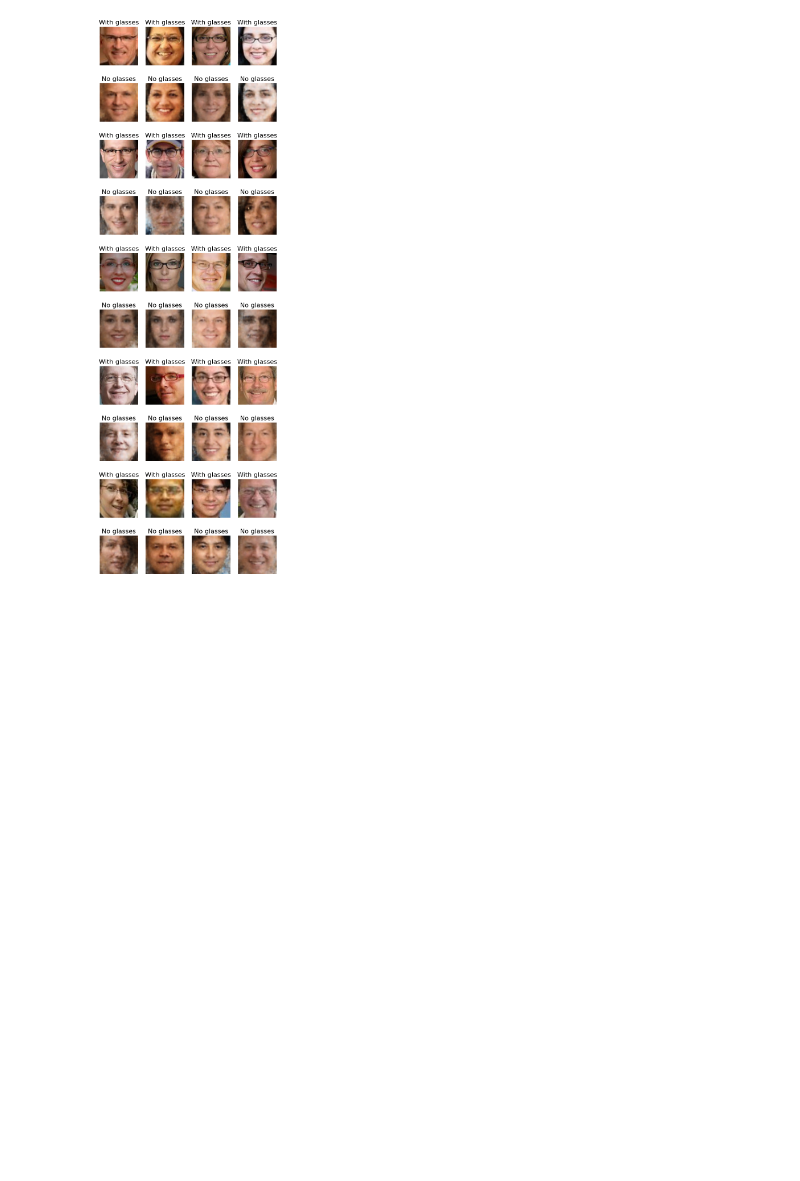
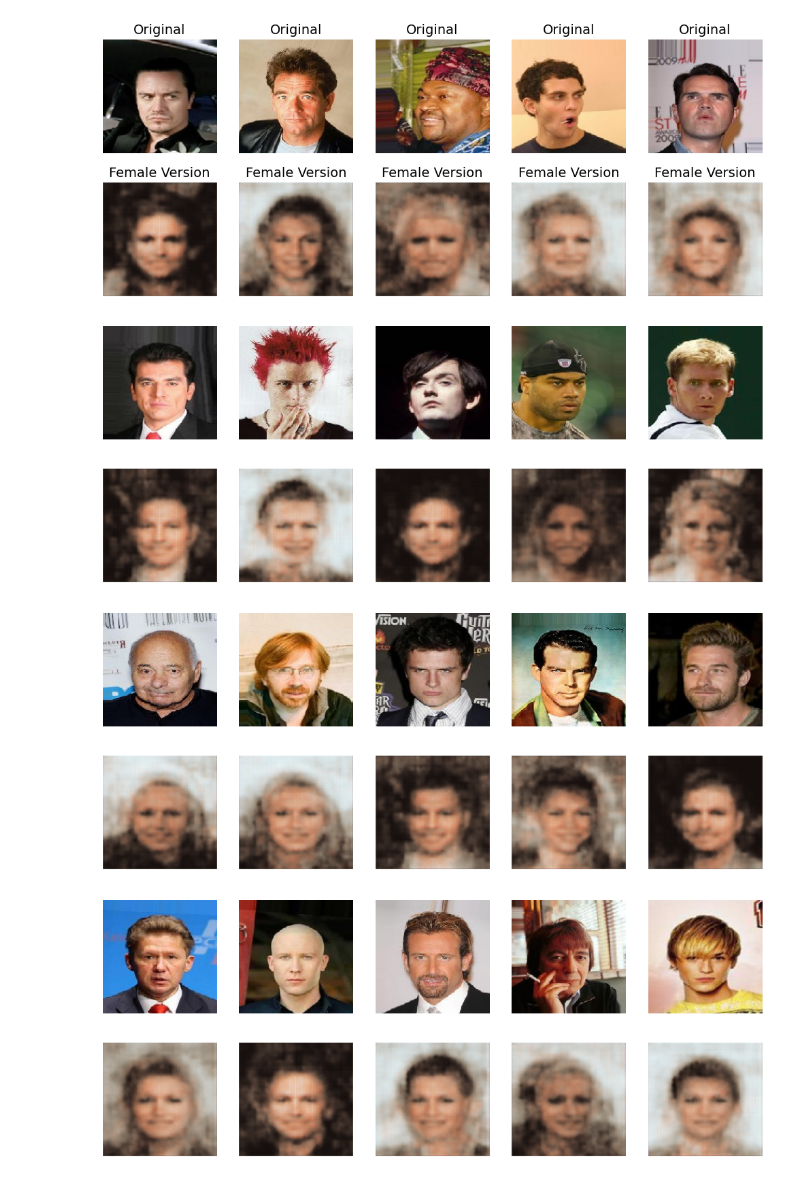
Before and after one commit to VanessaTsai0828/vae-gender-conversion, a Jupyter notebook: vae_gender_conversion.ipynb, the cells around one changed output. Saved outputs shown, nothing was run; the diff lists cells and outputs as text; code cells hidden in the pictures; blank space fills up the shorter version.

Commit message:
Update gender transformation function.

```diff
--- a/vae_gender_conversion.ipynb
+++ b/vae_gender_conversion.ipynb
@@ -54,7 +64,7 @@ class Sampling(layers.Layer):
         return z_mean + tf.exp(0.5 * z_log_var) * epsilon
 
 # Latent dimension
-latent_dim = 128
+latent_dim = 256
 
 # --- Encoder ---
 encoder_inputs = keras.Input(shape=(160, 160, 3))
@@ -71,6 +81,9 @@ z_log_var = layers.Dense(latent_dim, name="z_log_var")(x)
 z = Sampling()([z_mean, z_log_var])
 encoder = keras.Model(encoder_inputs, [z_mean, z_log_var, z], name="encoder")
 
+encoder.summary()
+
+
 # --- Decoder ---
 latent_inputs = keras.Input(shape=(latent_dim,))
 x = layers.Dense(20 * 20 * 128, activation="relu")(latent_inputs)
@@ -78,9 +91,12 @@ x = layers.Reshape((20, 20, 128))(x)
 x = layers.Conv2DTranspose(128, 3, activation="relu", strides=2, padding="same")(x)  # 40x40
 x = layers.Conv2DTranspose(64, 3, activation="relu", strides=2, padding="same")(x)   # 80x80
 x = layers.Conv2DTranspose(32, 3, activation="relu", strides=2, padding="same")(x)   # 160x160
+x = layers.Conv2D(32, 3, padding='same', activation='tanh')(x)
 x = layers.BatchNormalization()(x)
 decoder_outputs = layers.Conv2D(3, 3, activation="sigmoid", padding="same")(x)
 decoder = keras.Model(latent_inputs, decoder_outputs, name="decoder")
+
+decoder.summary()
 
 
 # --- VAE model ---
@@ -197,8 +262,30 @@ def show_reconstructions(img_dir, encoder, decoder, num_pairs=8, img_size=(160,
+# %%
+def extract_z_means(dataset, label, encoder):
+    z_means = []
+    labels = []
+    for batch in dataset:
+        if isinstance(batch, tuple):
+            images, _ = batch  # 解開 tuple，只取圖片
+        else:
+            images = batch
+        z_mean, _, _ = encoder.predict(images, verbose=0)
+        z_means.append(z_mean)
+        labels.extend([label] * len(images))
+    return np.concatenate(z_means, axis=0), labels
+
+
+# 提取 male 和 female latent 向量
+z_male, _ = extract_z_means(val_dataset, label=0, encoder=encoder)
+z_female, _ = extract_z_means(train_dataset, label=1, encoder=encoder)
+
+# 計算 gender 方向向量
+gender_vector = np.mean(z_female, axis=0) - np.mean(z_male, axis=0)
 # %%
-show_reconstructions(
-    img_dir="/content/face_glasses_L/validation/positive",
+show_gender_conversion_simple(
+    img_dir="/content/val/male",  # 或你要的路徑
     encoder=encoder,
     decoder=decoder,
+    gender_vector=gender_vector,
     num_pairs=20
 )
 # %% [output]
@@ -205,4 +309,7 @@ show_reconstructions(
-[figure, old version]
+[figure, new version]
+[figure, added]
+[figure, added]
+[figure, added]
 # %%
 import matplotlib.pyplot as plt
 
```
Also changed, not shown: parts of 9 cells of this notebook.
